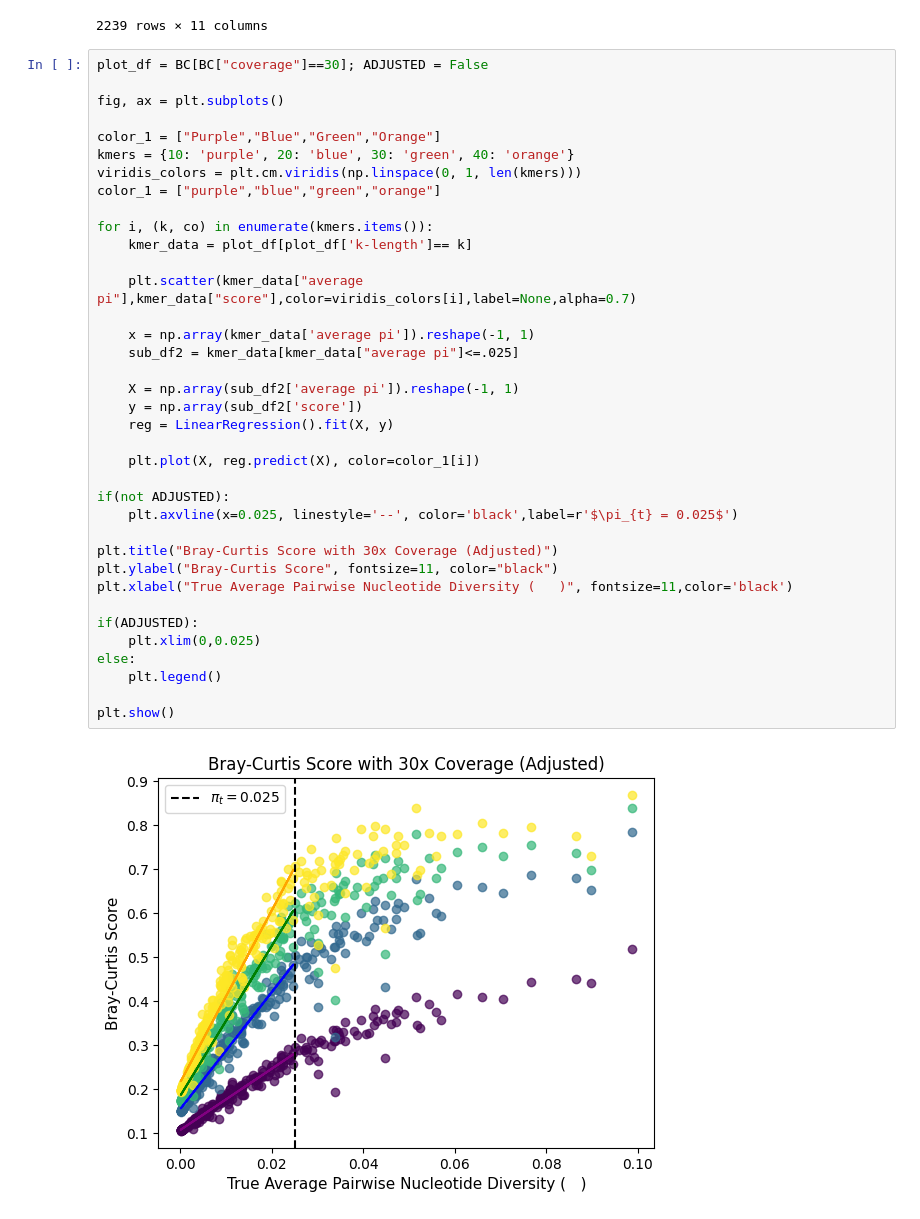
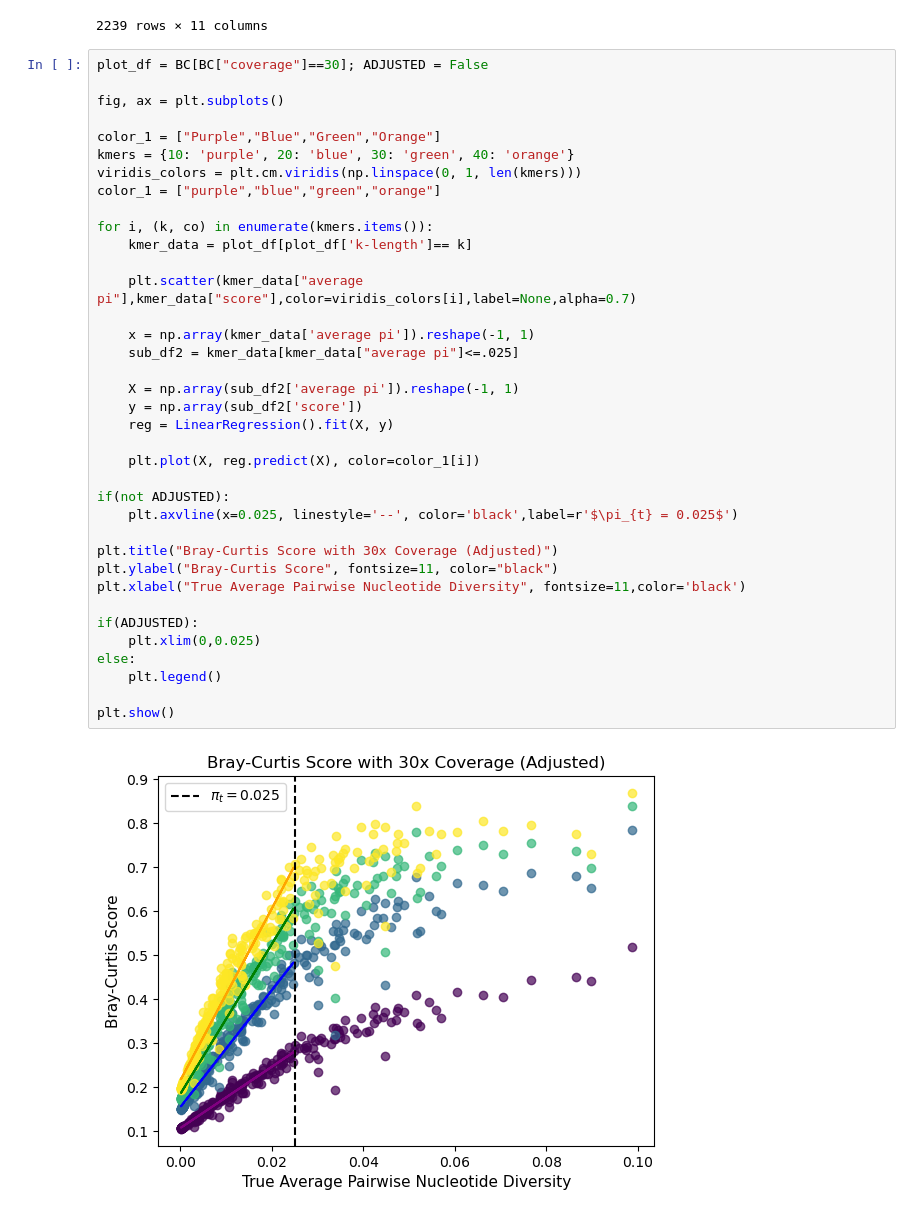
Before and after one commit to rhit-davisoc/KmerThesis, a Jupyter notebook: plots/arabidopsis_analysis.ipynb, the cells around one changed output. Drawn from its saved outputs; the diff is of its cells as text.

Commit message:
New figures for coverage and direct comparison of scores

```diff
--- a/plots/arabidopsis_analysis.ipynb
+++ b/plots/arabidopsis_analysis.ipynb
@@ -92,32 +93,32 @@ kmers = {10: 'purple', 20: 'blue', 30: 'green', 40: 'orange'}
 viridis_colors = plt.cm.viridis(np.linspace(0, 1, len(kmers)))
 color_1 = ["purple","blue","green","orange"]
 
 for i, (k, co) in enumerate(kmers.items()):
     kmer_data = plot_df[plot_df['k-length']== k]
 
     plt.scatter(kmer_data["average pi"],kmer_data["score"],color=viridis_colors[i],label=None,alpha=0.7)
 
     x = np.array(kmer_data['average pi']).reshape(-1, 1)
     sub_df2 = kmer_data[kmer_data["average pi"]<=.025]
 
     X = np.array(sub_df2['average pi']).reshape(-1, 1)
     y = np.array(sub_df2['score'])
     reg = LinearRegression().fit(X, y)
 
     plt.plot(X, reg.predict(X), color=color_1[i])
 
 if(not ADJUSTED):
     plt.axvline(x=0.025, linestyle='--', color='black',label=r'$\pi_{t} = 0.025$')
 
 plt.title("Bray-Curtis Score with 30x Coverage (Adjusted)")
 plt.ylabel("Bray-Curtis Score", fontsize=11, color="black")
-plt.xlabel("True Average Pairwise Nucleotide Diversity (   )", fontsize=11,color='black')
+plt.xlabel("True Average Pairwise Nucleotide Diversity", fontsize=11,color='black')
 
 if(ADJUSTED):
     plt.xlim(0,0.025)
 else:
     plt.legend()
 
 plt.show()
 # %% [output]
-[figure, old version]
+[figure, new version]
```
Also changed, not shown: parts of 17 cells of this notebook, 11 other files.
